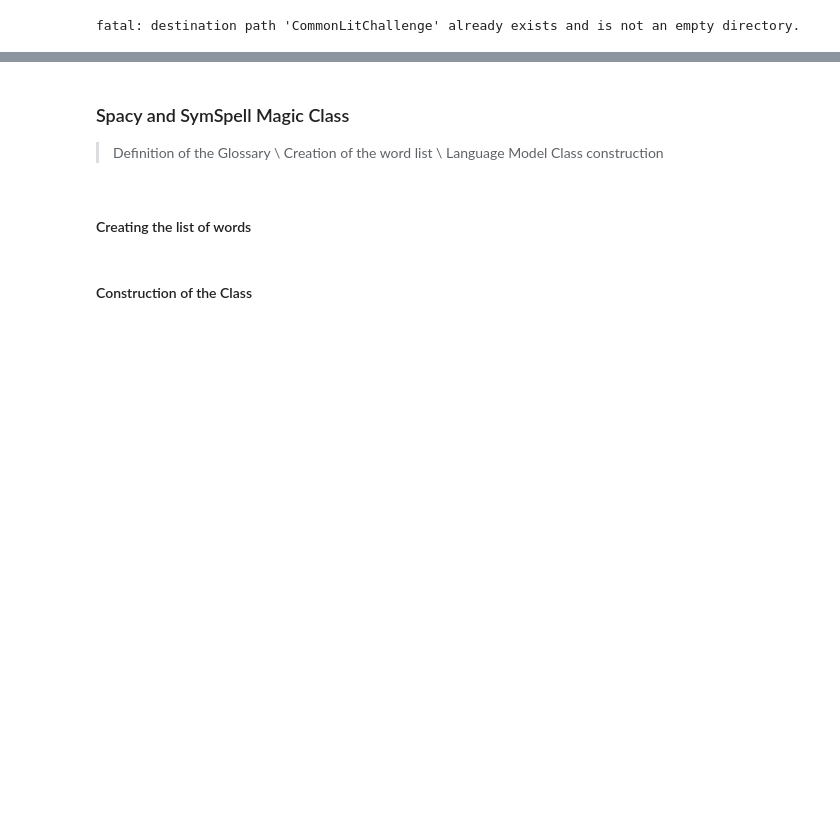
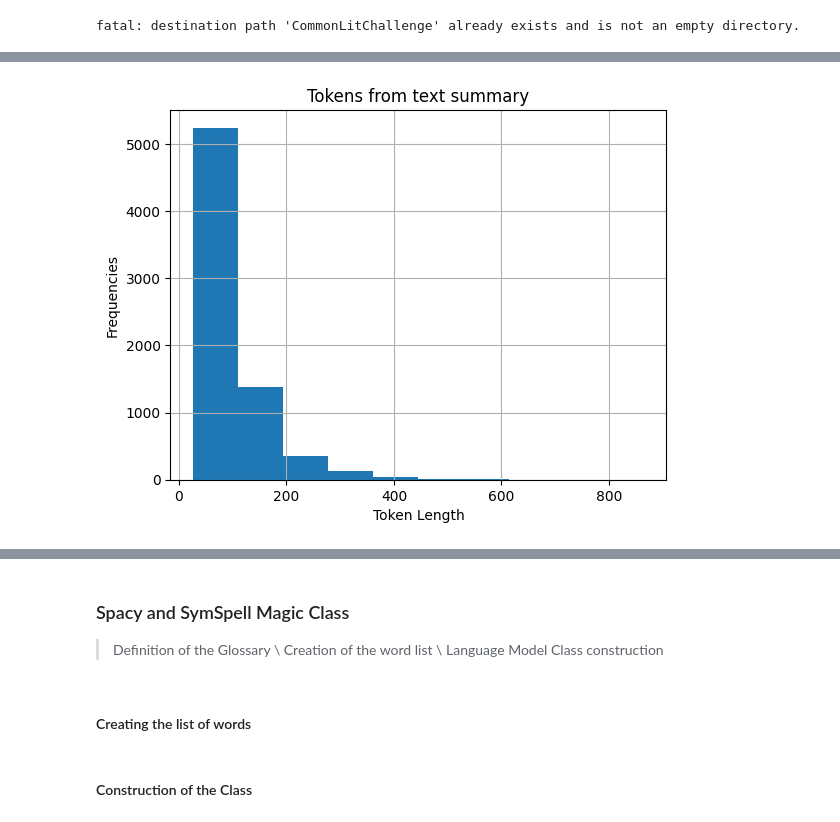
Before and after one commit to Sopralapanca/CommonLitChallenge, a Jupyter notebook: Correction+POS+NER+PrepareDataset.ipynb, the cells around one changed output, grey strips where cells are left out. Saved outputs shown, nothing was run; the diff lists cells and outputs as text; code cells hidden in the pictures; blank space fills up the shorter version.

```diff
--- a/Correction+POS+NER+PrepareDataset.ipynb
+++ b/Correction+POS+NER+PrepareDataset.ipynb
@@ -62,0 +78,15 @@ config = {
+# %%
+from transformers import AutoTokenizer
+tokenizer = AutoTokenizer.from_pretrained('bert-base-cased')
+
+train_data['tokenized_text'] = train_data.swifter.apply(lambda x: tokenizer.tokenize(x.text), axis=1)
+train_data['tokenized_text_len'] = train_data.swifter.apply(lambda x: len(x.tokenized_text), axis=1)
+train_data.drop(columns=['tokenized_text'], inplace=True)
+
+prompt_data['tokenized_prompt_text'] = prompt_data.swifter.apply(lambda x: tokenizer.tokenize(x.prompt_text), axis=1)
+prompt_data['tokenized_prompt_text_len'] = prompt_data.swifter.apply(lambda x: len(x.tokenized_prompt_text), axis=1)
+prompt_data.drop(columns=['tokenized_prompt_text'], inplace=True)
+
+prompt_data['tokenized_prompt_title'] = prompt_data.swifter.apply(lambda x: tokenizer.tokenize(x.prompt_title), axis=1)
+prompt_data['tokenized_prompt_title_len'] = prompt_data.swifter.apply(lambda x: len(x.tokenized_prompt_title), axis=1)
+prompt_data.drop(columns=['tokenized_prompt_title'], inplace=True)
@@ -62,0 +117,10 @@ config = {
+# %%
+import matplotlib.pyplot as plt
+
+axarr = train_data['tokenized_text_len'].hist()
+axarr.set_xlabel('Token Length')
+axarr.set_ylabel('Frequencies')
+axarr.set_title('Tokens from text summary')
+plt.show()
+# %% [output]
+[figure, added]
```
Also changed, not shown: parts of 24 cells of this notebook.
